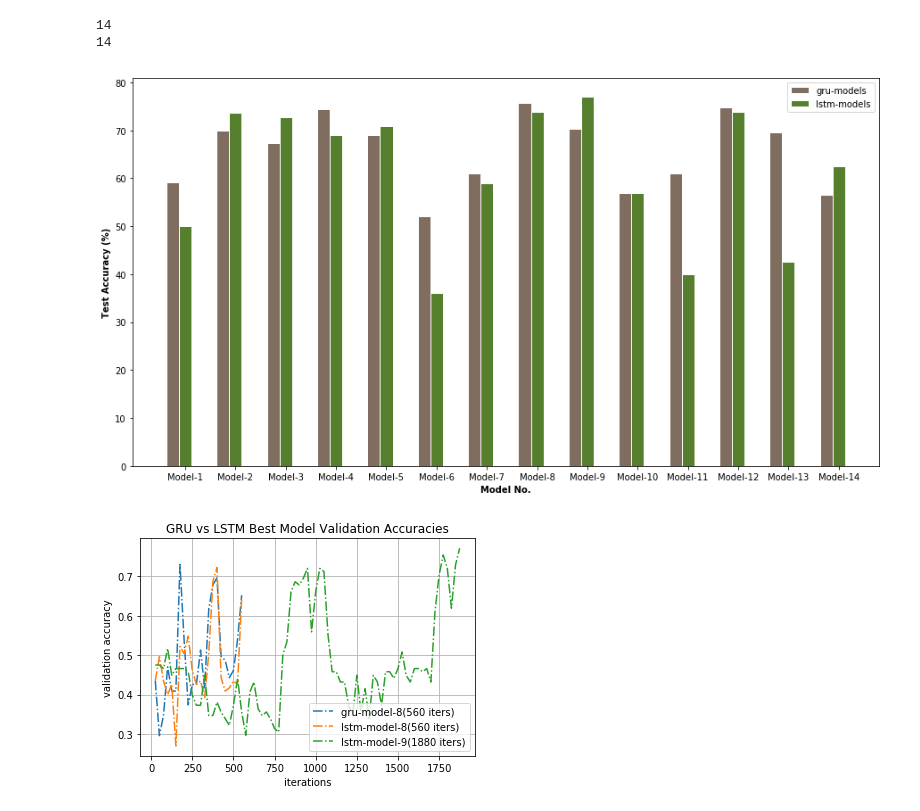
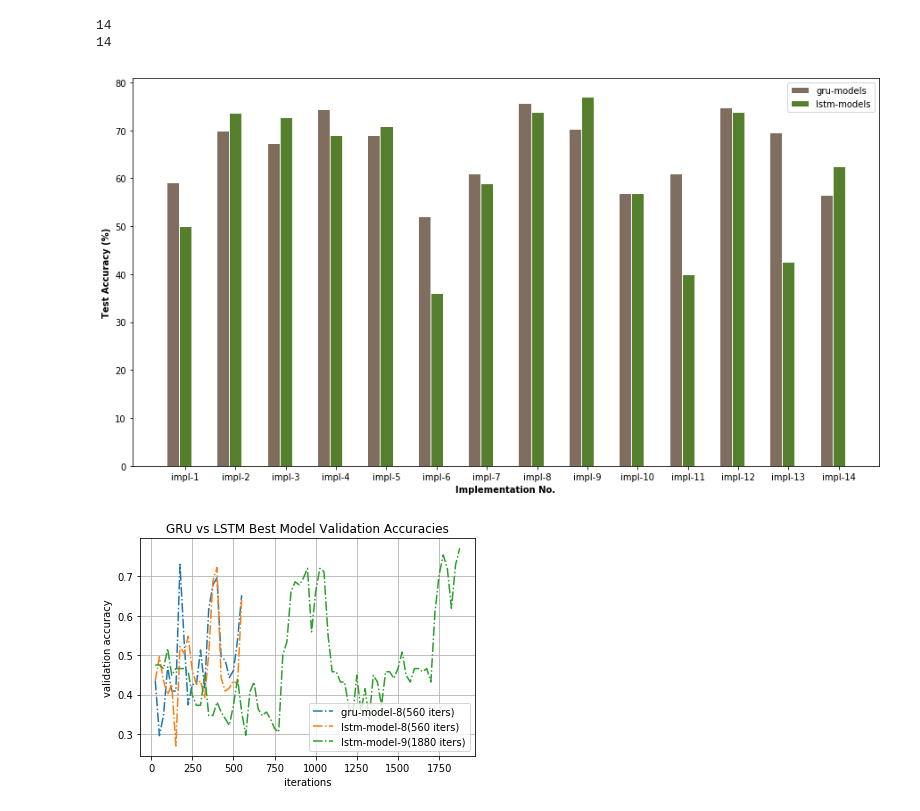
Before and after one commit to abdulhasibuddin/Depression-Analysis-from-Social-Media-Data-in-Bangla-Language-Applying-Deep-Recurrent-Neural-Network, a Jupyter notebook: GRU_vs_LSTM_FINAL/Graph Plot for GRU vs. LSTM.ipynb, the cells around one changed output. Saved outputs shown, nothing was run; the diff lists cells and outputs as text; code cells hidden in the pictures.

```diff
--- a/GRU_vs_LSTM_FINAL/Graph Plot for GRU vs. LSTM.ipynb
+++ b/GRU_vs_LSTM_FINAL/Graph Plot for GRU vs. LSTM.ipynb
@@ -8,0 +241,37 @@ import numpy as np
+# %%
+smoothing_factor = 80
+linestyle='-.'
+
+for i in range(0,len(x_list)):
+    #plt.figure(figsize=(30,15))
+    plt.title('GRU vs. LSTM Validation Loss for Implementation '+str(i+1))
+    plt.xlabel('Iterations')
+    plt.ylabel('Validation Loss')
+    x = x_list[i]
+
+    y = list_impl_loss_gru[i]
+    x_sm = np.array(x)
+    y_sm = np.array(y)
+    x_smooth = np.linspace(x_sm.min(), x_sm.max(), smoothing_factor)
+    y_smooth = spline(x, y, x_smooth)
+    plt.plot(x_smooth, y_smooth, marker='o', markersize=2, linestyle=linestyle, label='gru-impl-'+str(i+1))
+
+    y = list_impl_loss_lstm[i]
+    x_sm = np.array(x)
+    y_sm = np.array(y)
+    x_smooth = np.linspace(x_sm.min(), x_sm.max(), smoothing_factor)
+    y_smooth = spline(x, y, x_smooth)
+    plt.plot(x_smooth, y_smooth, marker='o', markersize=2, linestyle=linestyle, label='lstm-impl-'+str(i+1))
+
+    #plt.plot(x, y, marker='o', markersize=5, linestyle=linestyle, label=label)
+
+    plt.grid(True)
+    plt.legend(loc='upper center',
+               bbox_to_anchor=(0.5, -0.15),
+               #prop={'size': 30},
+               ncol=2,
+               fancybox=True,
+               shadow=True
+              )
+    plt.savefig('images\compare_image_2_impl_'+str(i+1)+'_validation_loss', bbox_inches='tight')
+    plt.show()
@@ -56,36 +343,36 @@ for iter_no in range(1,iterations_model_9+1):
 # %%
 # set width of bar
 barWidth = 0.25
 
 # set height of bar
 bars1 = gru_models_test_acc_list
 bars2 = lstm_models_test_acc_list
 
 # Set position of bar on X axis
 r1 = np.arange(len(bars1))
 r2 = [x + barWidth for x in r1]
 
 plt.figure(figsize=(15,8))
 # Make the plot
 plt.bar(r1, bars1, color='#7f6d5f', width=barWidth, edgecolor='white', label='gru-models')
 plt.bar(r2, bars2, color='#557f2d', width=barWidth, edgecolor='white', label='lstm-models')
 
 objects = []
 for i in range(0,len(gru_models_test_acc_list)):
-    object_name = "Model-"+str(i+1)
+    object_name = "impl-"+str(i+1)
     objects.append(object_name)
 
 # Add xticks on the middle of the group bars
-plt.xlabel('Model No.', fontweight='bold')
+plt.xlabel('Implementation No.', fontweight='bold')
 plt.ylabel('Test Accuracy (%)', fontweight='bold')
 plt.xticks([r + barWidth for r in range(len(bars1))], objects)
 
 # Create legend & Show graphic
 plt.legend()
 plt.savefig('images\compare_image_1_gru_vs_lstm_test_acc.png', bbox_inches='tight')
 plt.show()
 # %% [output]
-[figure, old version]
+[figure, new version]
 # %%
 smoothing_factor = 200
 linestyle='-.'
```
Also changed, not shown: parts of 15 cells of this notebook.
